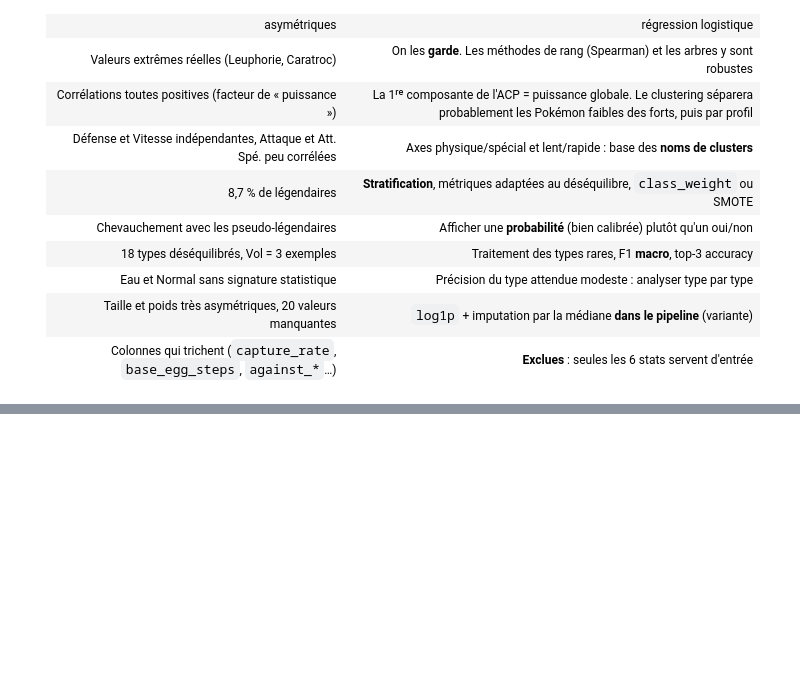
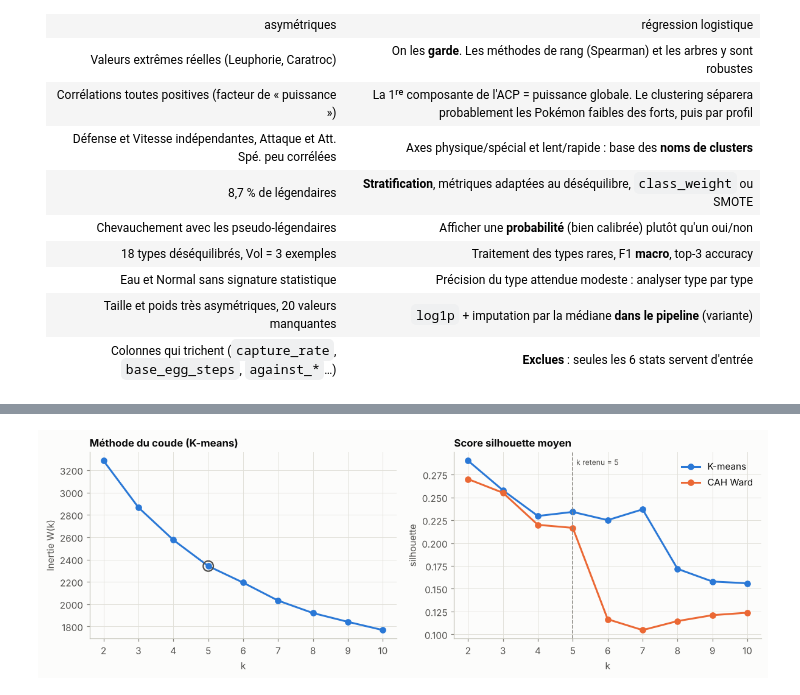
Before and after one commit to iceteeframboise/pokedex, a Jupyter notebook: notebooks/1_tabulaire.ipynb, the cells around one changed output, grey strips where cells are left out. Cells and saved outputs as stored; diff of their text form; code cells hidden in the pictures; blank space fills up the shorter version.

```diff
--- a/notebook/pokedex_niveau1.ipynb
+++ b/notebooks/1_tabulaire.ipynb
@@ -518,0 +585,15 @@ Asymétrie : {'height_m': 5.1, 'weight_kg': 4.9}
+# %%
+K_RANGE = range(2, 11)
+rows = []
+for k in K_RANGE:
+    km_k = KMeans(n_clusters=k, n_init=20, random_state=RANDOM_STATE).fit(Z)
+    ward_k = AgglomerativeClustering(n_clusters=k, linkage="ward").fit_predict(Z)
+    rows.append({"k": k, "inertie": km_k.inertia_,
+                 "silhouette K-means": silhouette_score(Z, km_k.labels_),
+                 "silhouette CAH Ward": silhouette_score(Z, ward_k),
+                 "Davies-Bouldin": davies_bouldin_score(Z, km_k.labels_),
+                 "Calinski-Harabasz": calinski_harabasz_score(Z, km_k.labels_)})
+scores_k = pd.DataFrame(rows).set_index("k")
+scores_k.style.format("{:.3f}").format("{:.0f}", subset=["inertie", "Calinski-Harabasz"]) \
+    .highlight_max(subset=["silhouette K-means", "silhouette CAH Ward", "Calinski-Harabasz"], color="#cde2fb") \
+    .highlight_min(subset=["Davies-Bouldin"], color="#cde2fb")
@@ -518,0 +612,24 @@ Asymétrie : {'height_m': 5.1, 'weight_kg': 4.9}
+# %%
+K_CHOISI = 5
+fig, axes = plt.subplots(1, 2, figsize=(11, 3.8))
+ax = axes[0]
+ax.plot(scores_k.index, scores_k["inertie"], marker="o", ms=6, color=SERIES[0])
+ax.scatter([K_CHOISI], [scores_k.loc[K_CHOISI, "inertie"]], s=120, facecolor="none",
+           edgecolor=INK_2, lw=1.5, zorder=3)
+ax.set(title="Méthode du coude (K-means)", xlabel="k", ylabel="Inertie W(k)")
+ax = axes[1]
+for col, color in [("silhouette K-means", SERIES[0]), ("silhouette CAH Ward", SERIES[1])]:
+    ax.plot(scores_k.index, scores_k[col], marker="o", ms=6, color=color,
+            label=col.replace("silhouette ", ""))
+ax.axvline(K_CHOISI, color=MUTED, ls="--", lw=1)
+ax.text(K_CHOISI + 0.1, ax.get_ylim()[1] * 0.98, f"k retenu = {K_CHOISI}", color=INK_2,
+        fontsize=8, va="top")
+ax.set(title="Score silhouette moyen", xlabel="k", ylabel="silhouette")
+ax.legend()
+for a in axes:
+    a.set_xticks(list(K_RANGE))
+fig.tight_layout()
+save_fig(fig, "12_coude_silhouette")
+plt.show()
+# %% [output]
+[figure, added]
```
Also changed, not shown: parts of 37 cells of this notebook, 12 other files.
